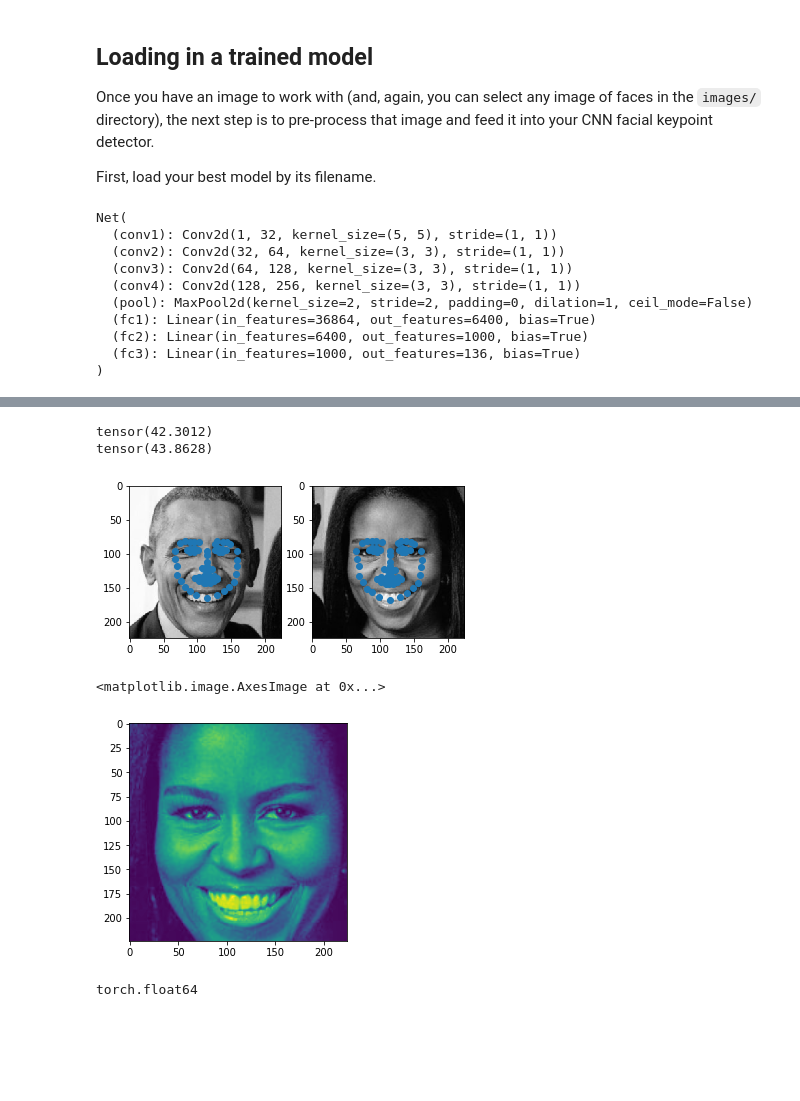
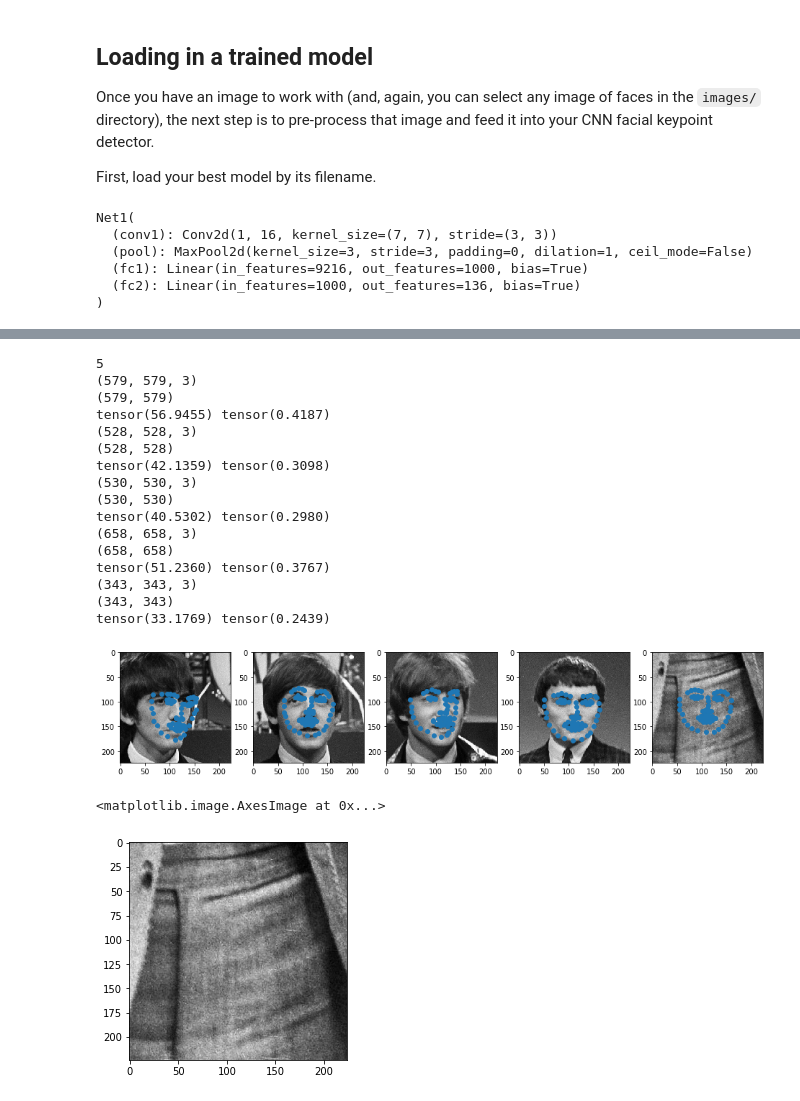
Before and after one commit to okoham/uda-ai-keypoints, a Jupyter notebook: 3. Facial Keypoint Detection, Complete Pipeline.ipynb, the cells around one changed output, grey strips where cells are left out. Saved outputs shown, nothing was run; the diff lists cells and outputs as text; code cells hidden in the pictures; blank space fills up the shorter version.

Commit message:
trained three models; keypoint scaling for visualisation ok

```diff
--- a/3. Facial Keypoint Detection, Complete Pipeline.ipynb
+++ b/3. Facial Keypoint Detection, Complete Pipeline.ipynb
@@ -22,7 +22,7 @@ Select an image to perform facial keypoint detection on; you can select any imag
 # %%
 import cv2
 # load in color image for face detection
-image = cv2.imread('images/obamas.jpg')
+image = cv2.imread('images/the_beatles.jpg')
 
 # switch red and blue color channels
 # --> by default OpenCV assumes BLUE comes first, not RED as in many images
@@ -51,7 +51,7 @@ face_cascade = cv2.CascadeClassifier('detector_architectures/haarcascade_frontal
 # run the detector
 # the output here is an array of detections; the corners of each detection box
 # if necessary, modify these parameters until you successfully identify every face in a given image
-faces = face_cascade.detectMultiScale(image, 1.2, 2)
+faces = face_cascade.detectMultiScale(image, 1.2, 2, minSize=(200,200))
 
 # make a copy of the original image to plot detections on
 image_with_detections = image.copy()
@@ -76,26 +76,22 @@ Once you have an image to work with (and, again, you can select any image of fac
 First, load your best model by its filename.
 # %%
 import torch
-from models import Net
+from models import Net, Net1, Net2
 
-net = Net()
+net = Net1()
 
 ## TODO: load the best saved model parameters (by your path name)
 ## You'll need to un-comment the line below and add the correct name for *your* saved model
-net.load_state_dict(torch.load('saved_models/keypoints_model_1.pt'))
+net.load_state_dict(torch.load('saved_models/keypoints_model_2.pt'))
 
 ## print out your net and prepare it for testing (uncomment the line below)
 net.eval()
 # %% [output]
-Net(
-  (conv1): Conv2d(1, 32, kernel_size=(5, 5), stride=(1, 1))
-  (conv2): Conv2d(32, 64, kernel_size=(3, 3), stride=(1, 1))
-  (conv3): Conv2d(64, 128, kernel_size=(3, 3), stride=(1, 1))
-  (conv4): Conv2d(128, 256, kernel_size=(3, 3), stride=(1, 1))
-  (pool): MaxPool2d(kernel_size=2, stride=2, padding=0, dilation=1, ceil_mode=False)
-  (fc1): Linear(in_features=36864, out_features=6400, bias=True)
-  (fc2): Linear(in_features=6400, out_features=1000, bias=True)
-  (fc3): Linear(in_features=1000, out_features=136, bias=True)
+Net1(
+  (conv1): Conv2d(1, 16, kernel_size=(7, 7), stride=(3, 3))
+  (pool): MaxPool2d(kernel_size=3, stride=3, padding=0, dilation=1, ceil_mode=False)
+  (fc1): Linear(in_features=9216, out_features=1000, bias=True)
+  (fc2): Linear(in_features=1000, out_features=136, bias=True)
 )
 # %% [markdown]
 ## Keypoint detection
@@ -123,58 +119,79 @@ image_copy = np.copy(image)
 #from data_load import Normalize, Rescale, ToTensor
 
 n_faces = len(faces)
-fig, axes = plt.subplots(1, n_faces)
+print(n_faces)
+
+fig, axes = plt.subplots(1, n_faces, figsize=(16,4))
+if n_faces == 1:
+    axes = [axes]
+
 # loop over the detected faces from your haar cascade
 #for (x,y,w,h) in faces:
 for i in range(n_faces):
     x, y, w, h = faces[i]
     # Select the region of interest that is the face in the image
-    # roi = image_copy[y:y+h, x:x+w]
-    roi = image_copy[int(y-0.2*h):int(y+1.2*h), int(x-0.2*w):int(x+1.2*w)]
+    #roi = image_copy[y:y+h, x:x+w]
+
+    # TODO: make padding a parameter
+    pad = 0.3
+
+    roi = image_copy[int(y-pad*h):int(y+(1+pad)*h), int(x-pad*w):int(x+(1+pad)*w)]
+    print(roi.shape)
 
     ## TODO: Convert the face region from RGB to grayscale
     roig = cv2.cvtColor(roi, cv2.COLOR_RGB2GRAY)
 
     ## TODO: Normalize the grayscale image so that its color range falls in [0,1] instead of [0,255]
     roig = roig / 255.
+    print(roig.shape)
 
     ## TODO: Rescale the detected face to be the expected square size for your CNN (224x224, suggested)
     roig = cv2.resize(roig, (224, 224))
 
     ## TODO: Reshape the numpy image shape (H x W x C) into a torch image shape (C x H x W)
     roit = roig.reshape(roig.shape[0], roig.shape[1], 1)
     roit = roit.transpose((2, 0, 1))
     roit = roit.astype(np.float32)
     roit = torch.from_numpy(roit)
     roit = roit.reshape(1, 1, 224, 224)
+    # FIXME: vereinfachen
 
 
     ## TODO: Make facial keypoint predictions using your loaded, trained network
     ## perform a forward pass to get the predicted facial keypoints
     with torch.no_grad():
         kp = net.forward(roit)
-    print(kp.sum())
+    #print(kp.sum(), kp.mean())
+
     # undo normalization of keypoints
-
     kp = kp*50.0 + 100  # see data_load
     kp = kp.reshape(-1, 2)
-
-    # hier fehlt jetzt noch die skalierung mit 224 und w bzw. h
 
 
     ## TODO: Display each detected face and the corresponding keypoints
     axes[i].imshow(roig, cmap='gray')
     axes[i].scatter(kp[:,0], kp[:,1])
+    # INFO: wir nehmen die verzerrte, 224x224 darstellung
 # %% [output]
-tensor(42.3012)
-tensor(43.8628)
+5
+(579, 579, 3)
+(579, 579)
+tensor(56.9455) tensor(0.4187)
+(528, 528, 3)
+(528, 528)
+tensor(42.1359) tensor(0.3098)
+(530, 530, 3)
+(530, 530)
+tensor(40.5302) tensor(0.2980)
+(658, 658, 3)
+(658, 658)
+tensor(51.2360) tensor(0.3767)
+(343, 343, 3)
+(343, 343)
+tensor(33.1769) tensor(0.2439)
-[figure, old version]
+[figure, new version]
 # %%
-plt.imshow(roi)
+plt.imshow(roig, cmap='gray')
 # %% [output]
 <matplotlib.image.AxesImage at 0x...>
-[figure, old version]
+[figure, new version]
-# %%
-roit.dtype
-# %% [output]
-torch.float64
```
Also changed, not shown: parts of 3 cells of this notebook, 5 other files.
